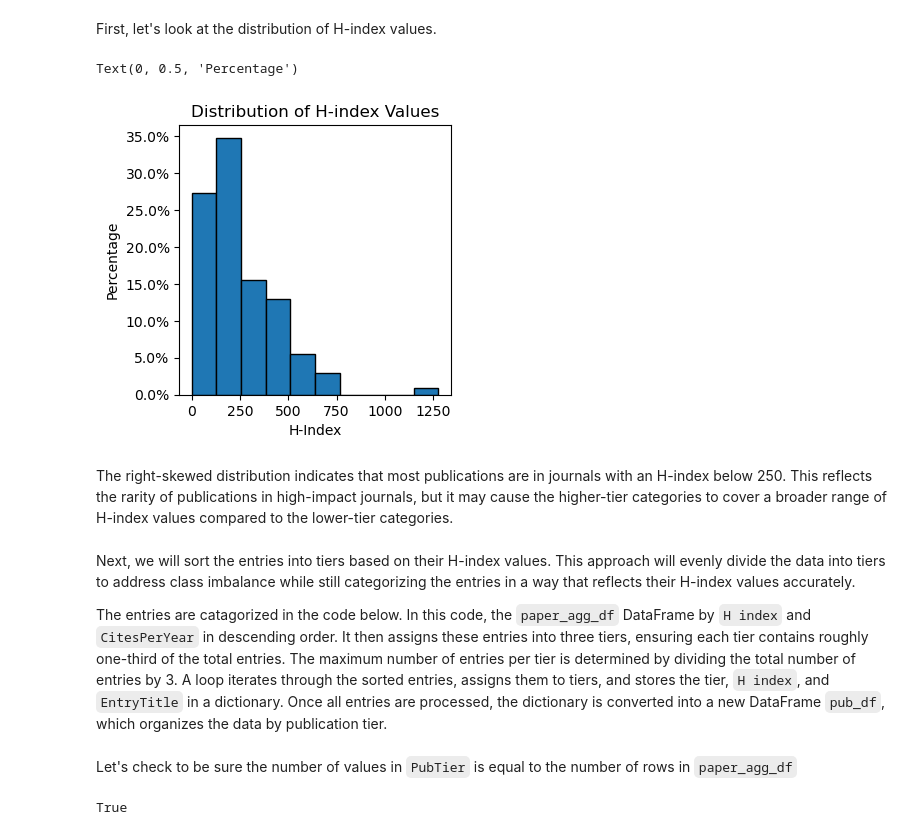
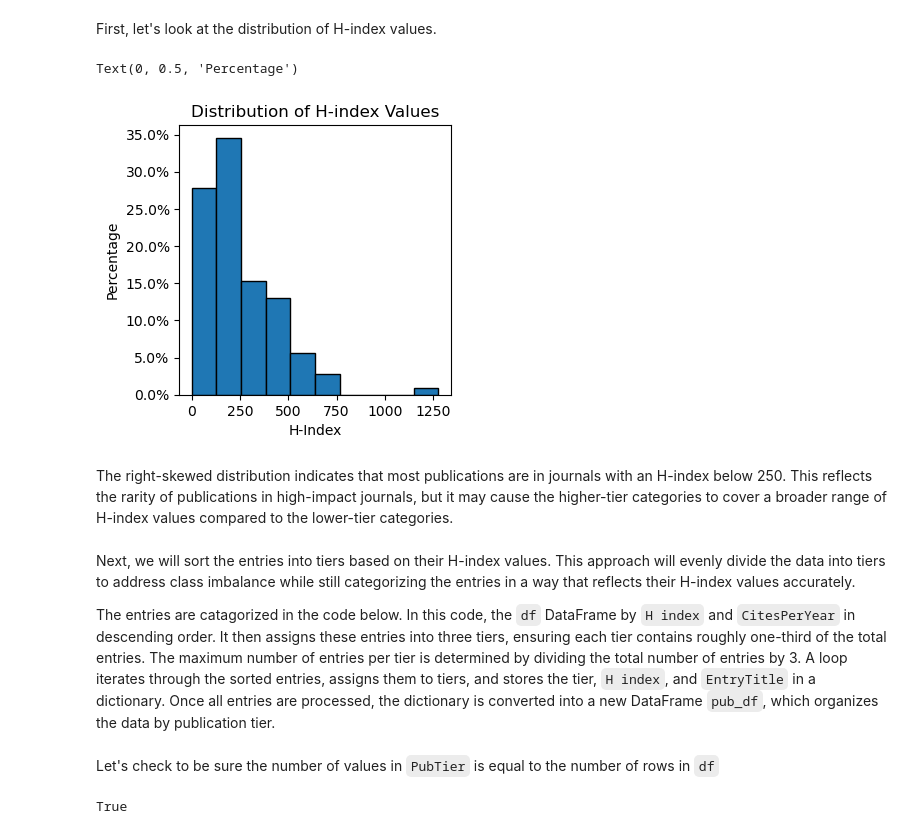
Before and after one commit to yokudake/ProfessorPowerIndex, a Jupyter notebook: Notebooks, Data and Outputs/Notebook 3 Building the Machine Learning DataSet.ipynb, the cells around one changed output. Drawn from its saved outputs; the diff is of its cells as text; code cells hidden in the pictures.

```diff
--- a/Notebooks, Data and Outputs/Notebook 3 Building the Machine Learning DataSet.ipynb
+++ b/Notebooks, Data and Outputs/Notebook 3 Building the Machine Learning DataSet.ipynb
@@ -29,12 +27,13 @@ Here is `papers_df`
 # %%
-papers_df = pd.read_pickle('output/NB2_papers_df.pkl')
+papers_df_full = pd.read_pickle(r'output/NB2_papers_df_full.pkl')
+profile_df = pd.read_pickle(r'output/NB1_V2.1_profile_df.pkl')
 # %%
 # Drop Profile Id
-papers_df = papers_df.drop(['profile_id'], axis = 1)
+df = pd.merge(left = papers_df_full, right = profile_df, right_on = 'id', left_on = 'profile_id').drop(['profile_id', 'id'], axis = 1)
 
 # Create unqiue primary key for each publication entry
-papers_df = papers_df.reset_index(drop = False).rename(columns={'index': 'pub_id'}).copy()
+df = df.reset_index(drop = False).rename(columns={'index': 'pub_id', 'Query': 'profile_author'}).copy()
 
 # Rename 'Title' to 'EntryTitle' to be more descriptive of the column
-papers_df = papers_df.rename(columns={'Title': 'EntryTitle'})
+df = df.rename(columns={'Title': 'EntryTitle'})
 # %%
@@ -131,30 +65,30 @@ First, let's look at the distribution of H-index values.
 # %%
 # Plotting the results
 fig = plt.figure(figsize = (3.5, 3.5))
 ax = fig.subplots(1,1)
 
 # Set title
 ax.set_title("Distribution of H-index Values")
 
 #create histogram, using percentages instead of counts
-plt.hist(paper_agg_df['H index'], weights=np.ones(len(paper_agg_df)) / len(paper_agg_df), edgecolor='black')
+plt.hist(df['H index'], weights=np.ones(len(df)) / len(df), edgecolor='black')
 
 #apply percentage format to y-axis
 plt.gca().yaxis.set_major_formatter(PercentFormatter(1))
 
 # Set x-axis title
 ax.set_xlabel("H-Index")
 
 # Set y-axis title
 ax.set_ylabel("Percentage")
 # %% [output]
 Text(0, 0.5, 'Percentage')
-[figure, old version]
+[figure, new version]
 # %% [markdown]
 The right-skewed distribution indicates that most publications are in journals with an H-index below 250. This reflects the rarity of publications in high-impact journals, but it may cause the higher-tier categories to cover a broader range of H-index values compared to the lower-tier categories.
 # %% [markdown]
 Next, we will sort the entries into tiers based on their H-index values. This approach will evenly divide the data into tiers to address class imbalance while still categorizing the entries in a way that reflects their H-index values accurately.
 
-The entries are catagorized in the code below. In this code, the `paper_agg_df` DataFrame by `H index` and `CitesPerYear` in descending order. It then assigns these entries into three tiers, ensuring each tier contains roughly one-third of the total entries. The maximum number of entries per tier is determined by dividing the total number of entries by 3. A loop iterates through the sorted entries, assigns them to tiers, and stores the tier, `H index`, and `EntryTitle` in a dictionary. Once all entries are processed, the dictionary is converted into a new DataFrame `pub_df`, which organizes the data by publication tier.
+The entries are catagorized in the code below. In this code, the `df` DataFrame by `H index` and `CitesPerYear` in descending order. It then assigns these entries into three tiers, ensuring each tier contains roughly one-third of the total entries. The maximum number of entries per tier is determined by dividing the total number of entries by 3. A loop iterates through the sorted entries, assigns them to tiers, and stores the tier, `H index`, and `EntryTitle` in a dictionary. Once all entries are processed, the dictionary is converted into a new DataFrame `pub_df`, which organizes the data by publication tier.
 # %%
 # Convert the problematic columns to float32 to navigate data type issues
@@ -189,5 +123,5 @@ for i in sort_df.index:
 
 pub_df = pd.DataFrame(pub_dic)
 # %% [markdown]
-Let's check to be sure the number of values in `PubTier` is equal to the number of rows in `paper_agg_df`
+Let's check to be sure the number of values in `PubTier` is equal to the number of rows in `df`
 # %%
```
Also changed, not shown: parts of 33 cells of this notebook, 3 other files.
